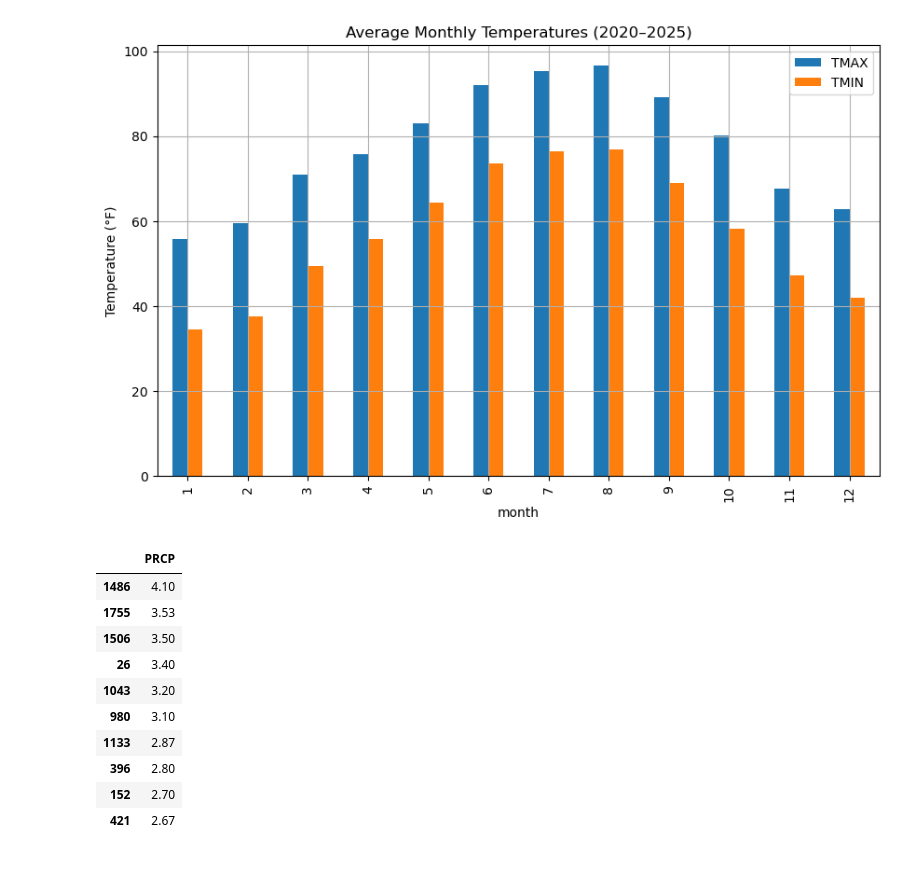
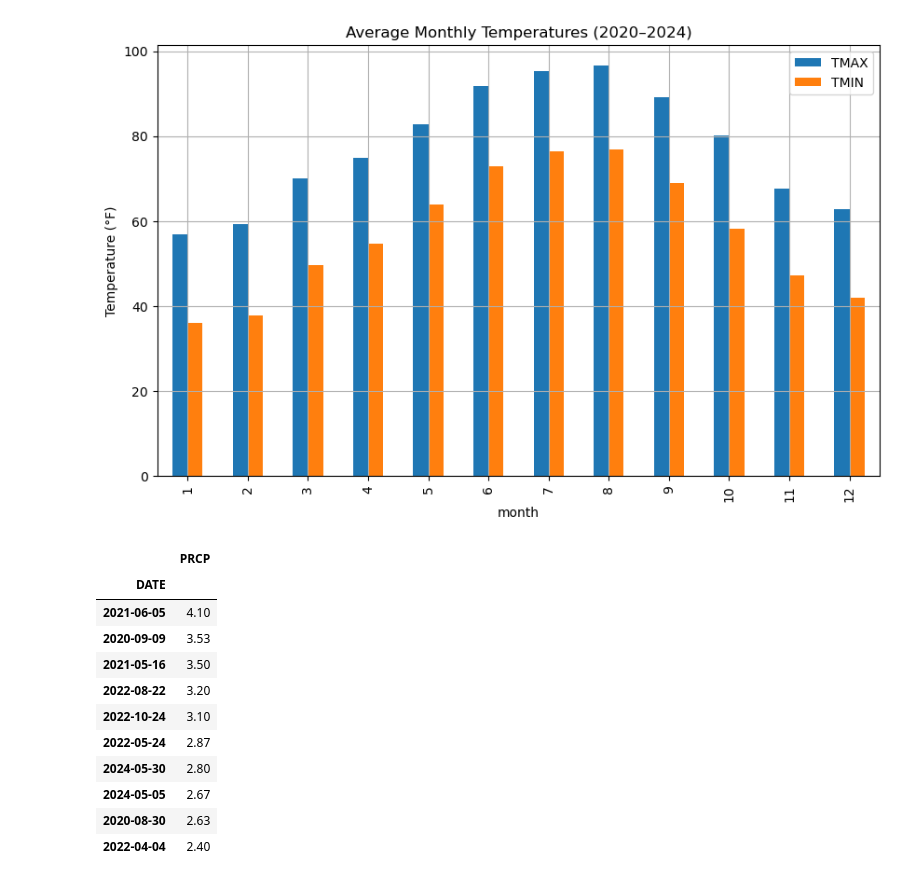
Before and after one commit to Reev132/richardson-weather-analysis, a Jupyter notebook: notebooks/01_basic_eda.ipynb, the cells around one changed output. Cells and saved outputs as stored; diff of their text form; code cells hidden in the pictures.

```diff
--- a/notebooks/01_basic_eda.ipynb
+++ b/notebooks/01_basic_eda.ipynb
@@ -1,5 +1,5 @@
 # %%
 import pandas as pd
-df = pd.read_csv("C:\\Users\\harvi\\Downloads\\richardson weather for 5 years.csv")
+df = pd.read_csv("C:\\Users\\harvi\\Desktop\\richardson-weather-analysis\\data\\richardson weather from 1-2020 to 12-2024.csv")
 df.head()
 # %% [output]
@@ -120,29 +120,30 @@ plt.show()
 # %%
 df['month'] = df.index.month
 monthly_avg = df.groupby('month')[['TMAX', 'TMIN']].mean()
 
 monthly_avg.plot(kind='bar', figsize=(10,6))
-plt.title('Average Monthly Temperatures (2020–2025)')
+plt.title('Average Monthly Temperatures (2020–2024)')
 plt.ylabel('Temperature (°F)')
 plt.grid(True)
 plt.show()
 # %% [output]
-[figure, old version]
+[figure, new version]
 # %%
 # A chart showing the average temperatures of each month between the time frame.
 # %%
 df.sort_values('PRCP', ascending=False).head(10)[['PRCP']]
 # %% [output]
 |  | PRCP |
-| 1486 | 4.10 |
-| 1755 | 3.53 |
-| 1506 | 3.50 |
-| 26 | 3.40 |
-| 1043 | 3.20 |
-| 980 | 3.10 |
-| 1133 | 2.87 |
-| 396 | 2.80 |
-| 152 | 2.70 |
-| 421 | 2.67 |
+| DATE |  |
+| 2021-06-05 | 4.10 |
+| 2020-09-09 | 3.53 |
+| 2021-05-16 | 3.50 |
+| 2022-08-22 | 3.20 |
+| 2022-10-24 | 3.10 |
+| 2022-05-24 | 2.87 |
+| 2024-05-30 | 2.80 |
+| 2024-05-05 | 2.67 |
+| 2020-08-30 | 2.63 |
+| 2022-04-04 | 2.40 |
 # %%
 # Days with the highest precipitation.
```
Also changed, not shown: parts of 8 cells of this notebook, 3 other files.
